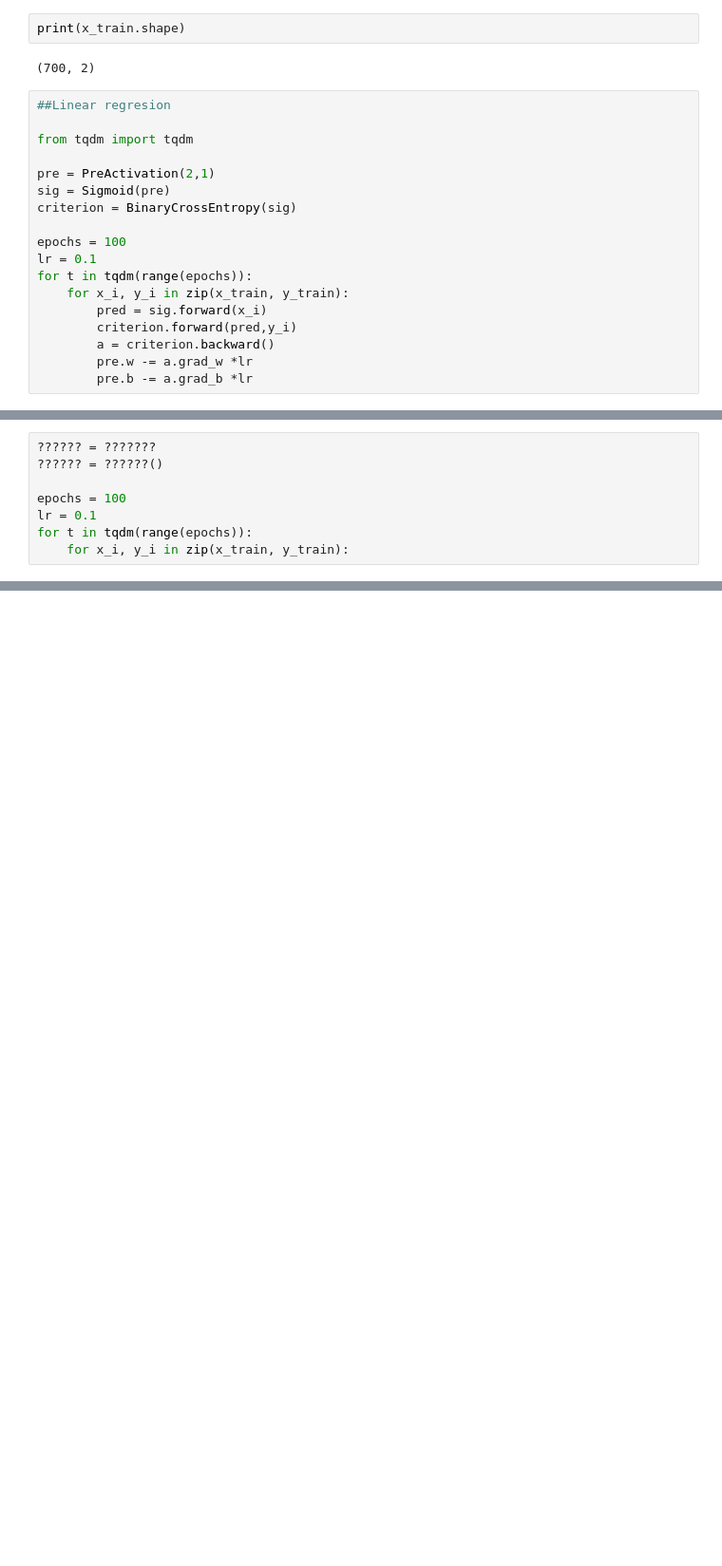
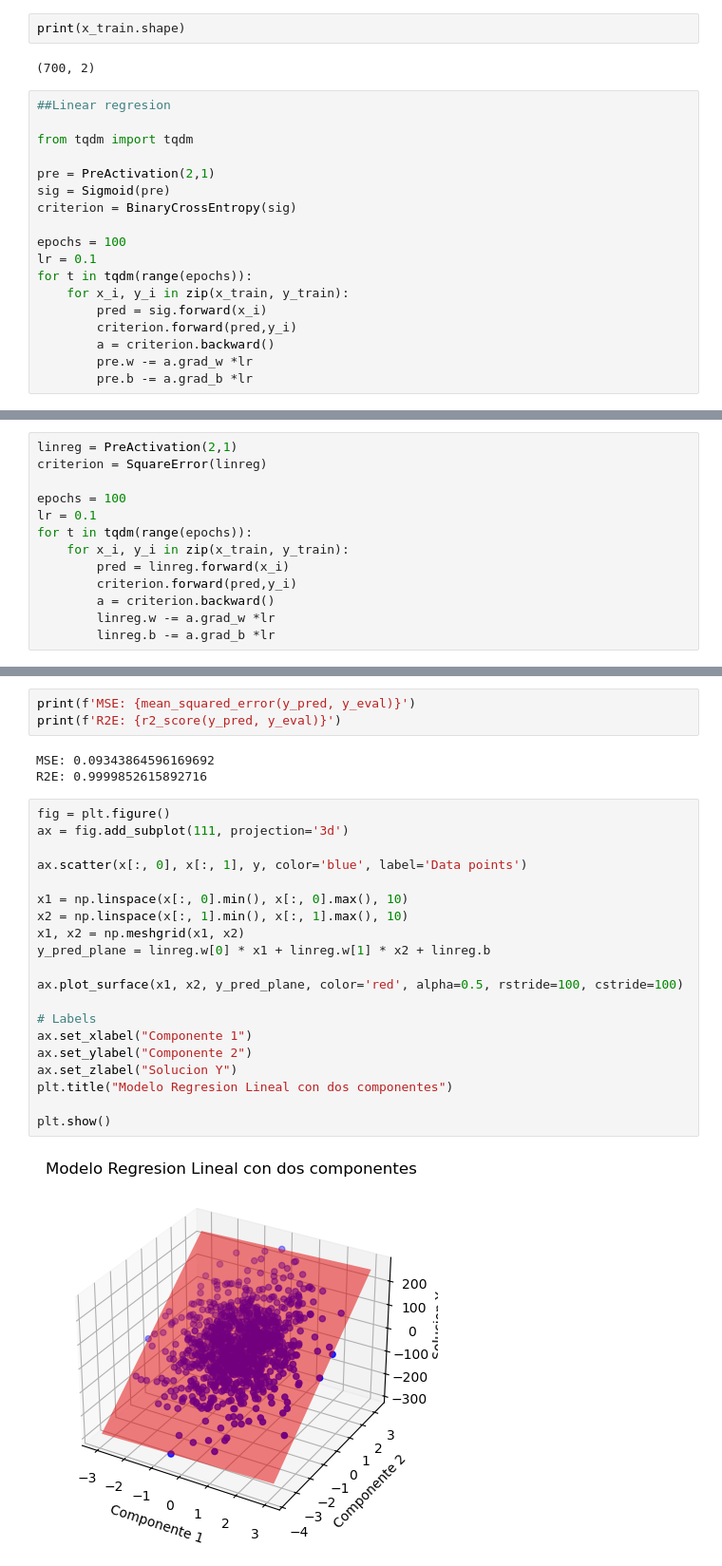
Before and after one commit to israncho/nn_ai, a Jupyter notebook: src/Practica1.ipynb, the cells around one changed output, grey strips where cells are left out. Shown at 95% size. Cells and saved outputs as stored; diff of their text form; blank space fills up the shorter version.

```diff
--- a/src/Practica1.ipynb
+++ b/src/Practica1.ipynb
@@ -177,8 +202,13 @@ x_train, x_eval, y_train, y_eval = train_test_split(x, y, test_size=0.3)
 # %%
-?????? = ???????
-?????? = ??????()
+linreg = PreActivation(2,1)
+criterion = SquareError(linreg)
 
 epochs = 100
 lr = 0.1
 for t in tqdm(range(epochs)):
     for x_i, y_i in zip(x_train, y_train):
+        pred = linreg.forward(x_i)
+        criterion.forward(pred,y_i)
+        a = criterion.backward()
+        linreg.w -= a.grad_w *lr
+        linreg.b -= a.grad_b *lr
@@ -184,0 +223,28 @@ for t in tqdm(range(epochs)):
+# %%
+print(f'MSE: {mean_squared_error(y_pred, y_eval)}')
+print(f'R2E: {r2_score(y_pred, y_eval)}')
+# %% [output]
+MSE: 0.09343864596169692
+R2E: 0.9999852615892716
+# %%
+fig = plt.figure()
+ax = fig.add_subplot(111, projection='3d')
+
+ax.scatter(x[:, 0], x[:, 1], y, color='blue', label='Data points')
+
+x1 = np.linspace(x[:, 0].min(), x[:, 0].max(), 10)
+x2 = np.linspace(x[:, 1].min(), x[:, 1].max(), 10)
+x1, x2 = np.meshgrid(x1, x2)
+y_pred_plane = linreg.w[0] * x1 + linreg.w[1] * x2 + linreg.b
+
+ax.plot_surface(x1, x2, y_pred_plane, color='red', alpha=0.5, rstride=100, cstride=100)
+
+# Labels
+ax.set_xlabel("Componente 1")
+ax.set_ylabel("Componente 2")
+ax.set_zlabel("Solucion Y")
+plt.title("Modelo Regresion Lineal con dos componentes")
+
+plt.show()
+# %% [output]
+[figure, added]
```
Also changed, not shown: parts of 13 cells of this notebook.
